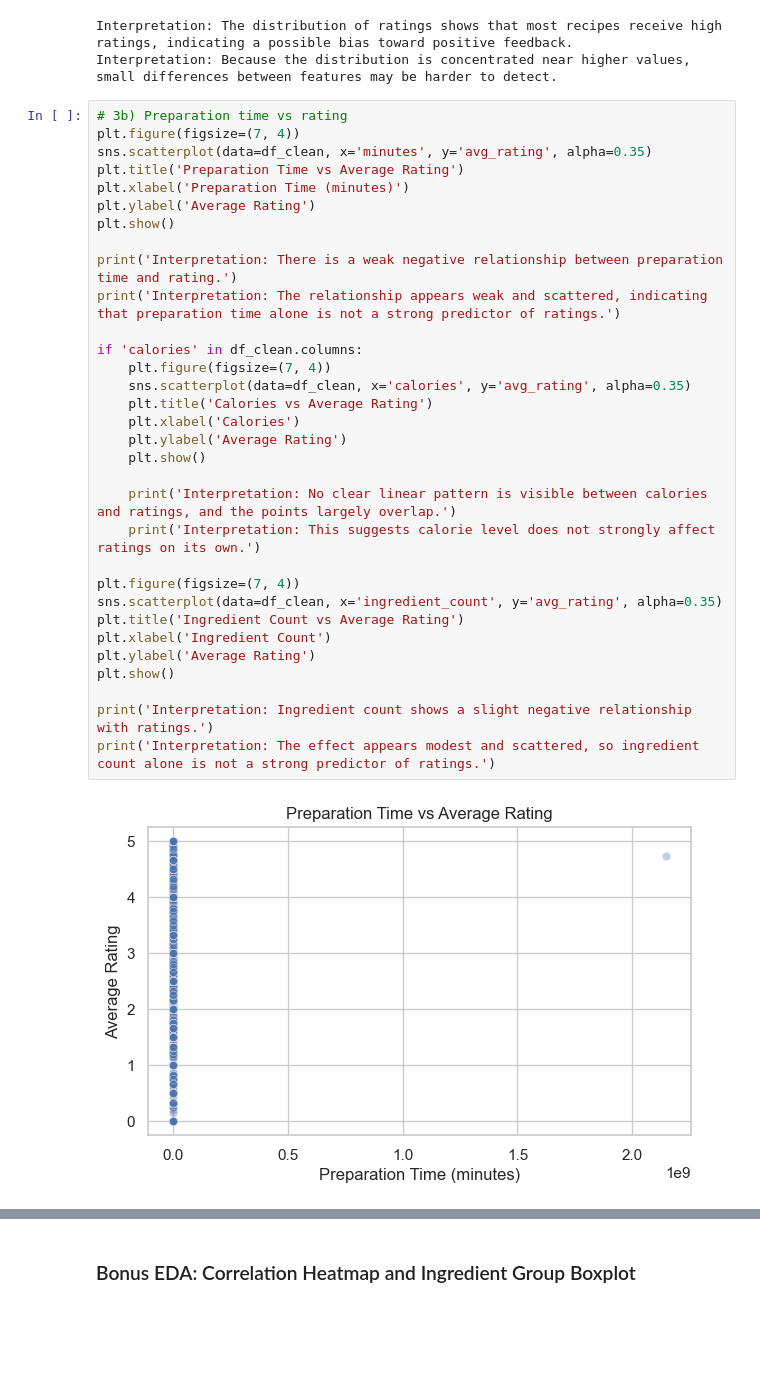
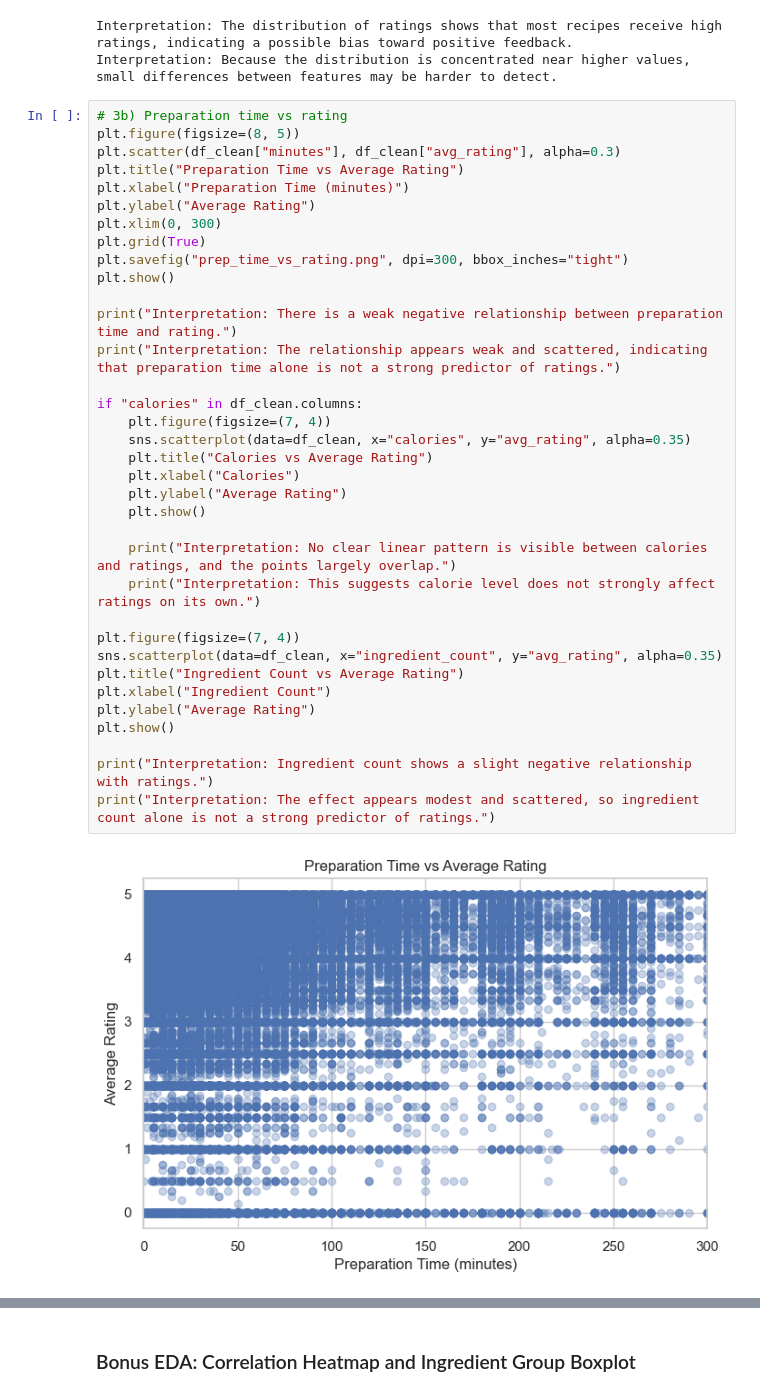
Before and after one commit to ecehankalkan/dsa210-project-ecehankalkan, a Jupyter notebook: recipe_ratings_analysis.ipynb, the cells around one changed output, grey strips where cells are left out. Saved outputs shown, nothing was run; the diff lists cells and outputs as text; blank space fills up the shorter version.

```diff
--- a/recipe_ratings_analysis.ipynb
+++ b/recipe_ratings_analysis.ipynb
@@ -284,38 +306,41 @@ Interpretation: The distribution of ratings shows that most recipes receive high
 Interpretation: Because the distribution is concentrated near higher values, small differences between features may be harder to detect.
 # %%
 # 3b) Preparation time vs rating
-plt.figure(figsize=(7, 4))
-sns.scatterplot(data=df_clean, x='minutes', y='avg_rating', alpha=0.35)
-plt.title('Preparation Time vs Average Rating')
-plt.xlabel('Preparation Time (minutes)')
-plt.ylabel('Average Rating')
+plt.figure(figsize=(8, 5))
+plt.scatter(df_clean["minutes"], df_clean["avg_rating"], alpha=0.3)
+plt.title("Preparation Time vs Average Rating")
+plt.xlabel("Preparation Time (minutes)")
+plt.ylabel("Average Rating")
+plt.xlim(0, 300)
+plt.grid(True)
+plt.savefig("prep_time_vs_rating.png", dpi=300, bbox_inches="tight")
 plt.show()
 
-print('Interpretation: There is a weak negative relationship between preparation time and rating.')
-print('Interpretation: The relationship appears weak and scattered, indicating that preparation time alone is not a strong predictor of ratings.')
+print("Interpretation: There is a weak negative relationship between preparation time and rating.")
+print("Interpretation: The relationship appears weak and scattered, indicating that preparation time alone is not a strong predictor of ratings.")
 
-if 'calories' in df_clean.columns:
+if "calories" in df_clean.columns:
     plt.figure(figsize=(7, 4))
-    sns.scatterplot(data=df_clean, x='calories', y='avg_rating', alpha=0.35)
-    plt.title('Calories vs Average Rating')
-    plt.xlabel('Calories')
-    plt.ylabel('Average Rating')
+    sns.scatterplot(data=df_clean, x="calories", y="avg_rating", alpha=0.35)
+    plt.title("Calories vs Average Rating")
+    plt.xlabel("Calories")
+    plt.ylabel("Average Rating")
     plt.show()
 
-    print('Interpretation: No clear linear pattern is visible between calories and ratings, and the points largely overlap.')
-    print('Interpretation: This suggests calorie level does not strongly affect ratings on its own.')
+    print("Interpretation: No clear linear pattern is visible between calories and ratings, and the points largely overlap.")
+    print("Interpretation: This suggests calorie level does not strongly affect ratings on its own.")
 
 plt.figure(figsize=(7, 4))
-sns.scatterplot(data=df_clean, x='ingredient_count', y='avg_rating', alpha=0.35)
-plt.title('Ingredient Count vs Average Rating')
-plt.xlabel('Ingredient Count')
-plt.ylabel('Average Rating')
+sns.scatterplot(data=df_clean, x="ingredient_count", y="avg_rating", alpha=0.35)
+plt.title("Ingredient Count vs Average Rating")
+plt.xlabel("Ingredient Count")
+plt.ylabel("Average Rating")
 plt.show()
 
-print('Interpretation: Ingredient count shows a slight negative relationship with ratings.')
-print('Interpretation: The effect appears modest and scattered, so ingredient count alone is not a strong predictor of ratings.')
+print("Interpretation: Ingredient count shows a slight negative relationship with ratings.")
+print("Interpretation: The effect appears modest and scattered, so ingredient count alone is not a strong predictor of ratings.")
 # %% [output]
-[figure, old version]
+[figure, new version]
 Interpretation: There is a weak negative relationship between preparation time and rating.
 Interpretation: The relationship appears weak and scattered, indicating that preparation time alone is not a strong predictor of ratings.
 [figure]
```
Also changed, not shown: parts of 17 cells of this notebook, 5 other files.
